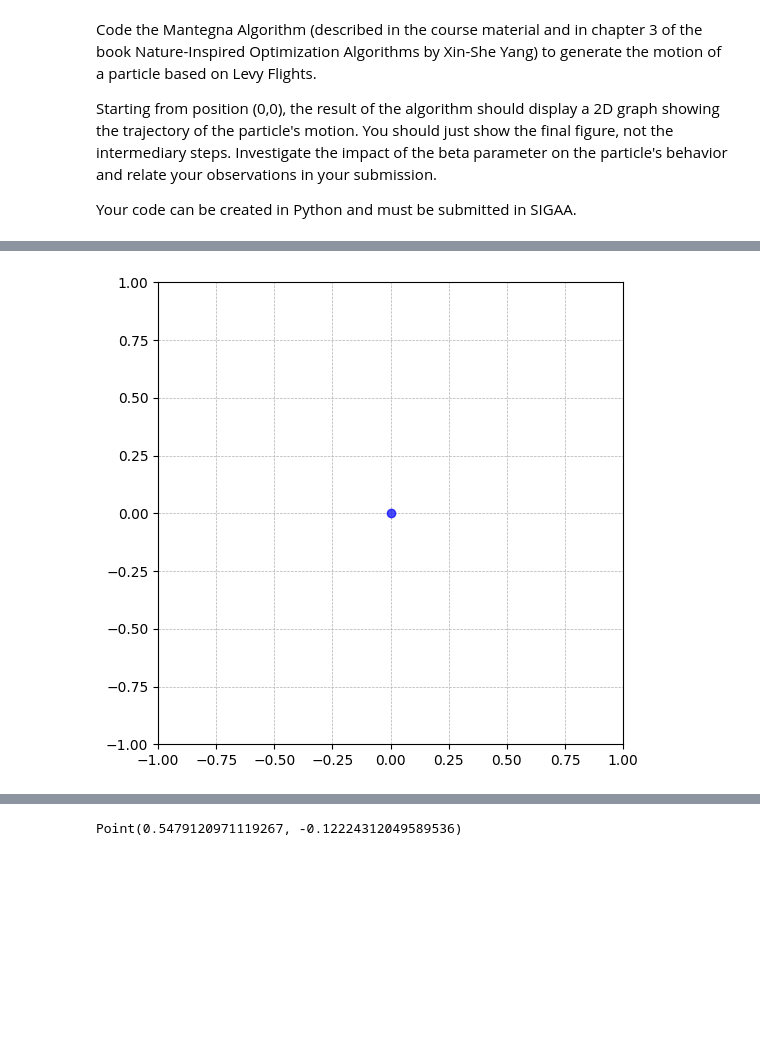
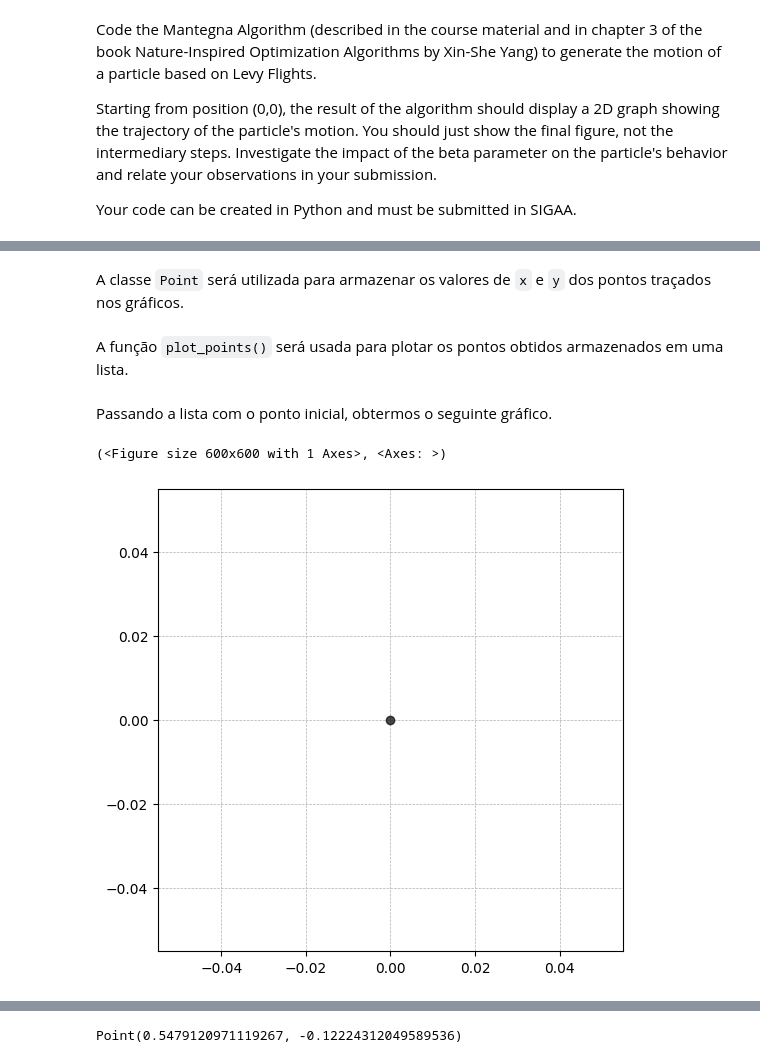
Before and after one commit to hellsdeur/nio-assignments, a Jupyter notebook: notebooks/atividade05-levy.ipynb, the cells around one changed output, grey strips where cells are left out. Cells and saved outputs as stored; diff of their text form; code cells hidden in the pictures; blank space fills up the shorter version.

```diff
--- a/notebooks/atividade05-levy.ipynb
+++ b/notebooks/atividade05-levy.ipynb
@@ -29,3 +34,5 @@ random.seed(42)
+# %% [markdown]
+A classe `Point` será utilizada para armazenar os valores de `x` e `y` dos pontos traçados nos gráficos.
 # %%
 class Point:
     def __init__(self, x, y):
@@ -36,12 +43,30 @@ class Point:
         return f"Point({self.x}, {self.y})"
 
 points = [Point(0, 0)]
+# %% [markdown]
+A função `plot_points()` será usada para plotar os pontos obtidos armazenados em uma lista.
+# %%
+def plot_points(points: List[Point], figsize: Tuple[float] = (6, 6), title: str = ""):
+
+    fig, ax = plt.subplots(figsize=figsize)
+
+    for i, p in enumerate(points):
+        if i == 0:
+            plt.plot(p.x, p.y, 'o', color="black", alpha=0.7)
+        else:
+            plt.plot(p.x, p.y, 'o', color="blue", alpha=0.7)
+            plt.plot([points[i-1].x, p.x], [points[i-1].y, p.y], color="black", alpha=0.7, linewidth=0.5)
+
+    if title:
+        ax.set_title(title)
+
+    ax.grid(True, which='both', linestyle='--', linewidth=0.5)
+
+    return fig, ax
+# %% [markdown]
+Passando a lista com o ponto inicial, obtermos o seguinte gráfico.
 # %%
-fig, ax = plt.subplots(figsize=(6, 6))
-for p in points:
-    plt.plot(p.x, p.y, 'o', color="blue", alpha=0.7)
-ax.set_xlim(-1, 1)
-ax.set_ylim(-1, 1)
-ax.grid(True, which='both', linestyle='--', linewidth=0.5)
+plot_points(points, (6, 6))
 # %% [output]
+(<Figure size 600x600 with 1 Axes>, <Axes: >)
-[figure, old version]
+[figure, new version]
```
Also changed, not shown: parts of 48 cells of this notebook.
